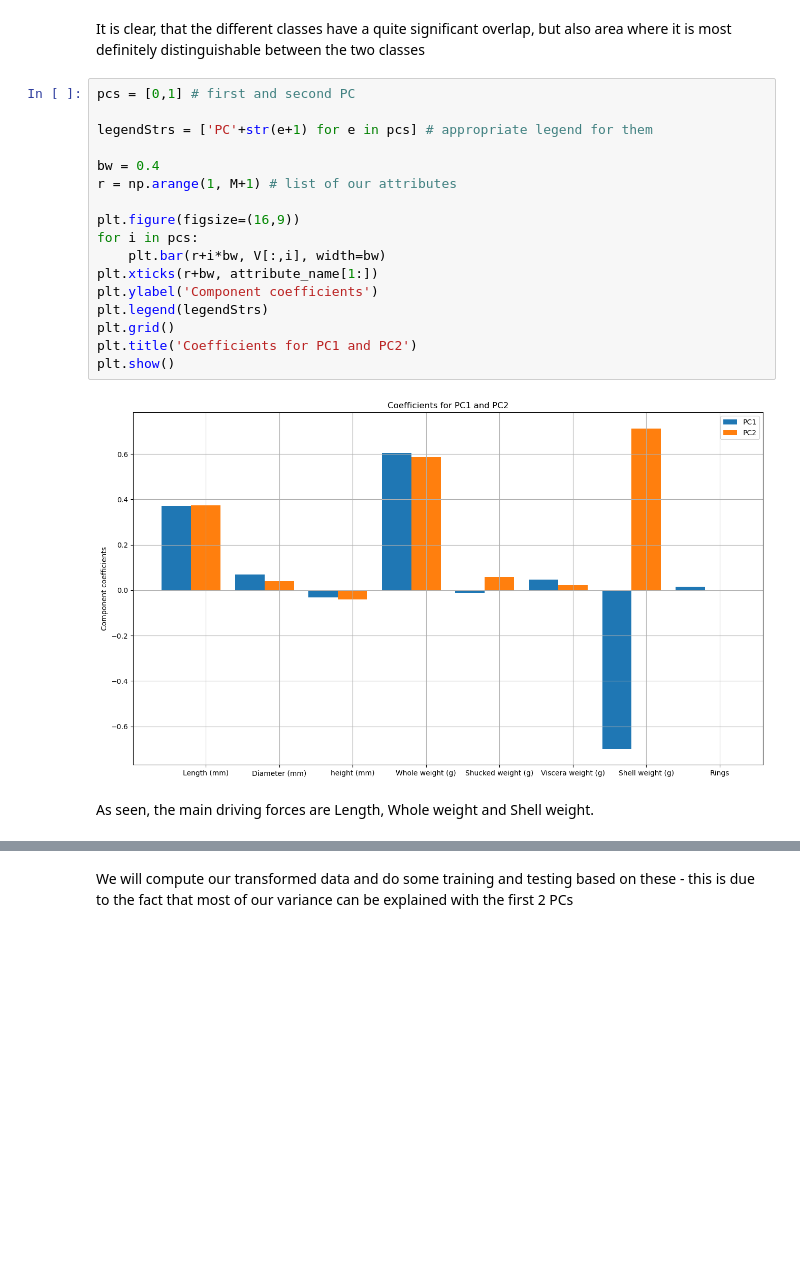
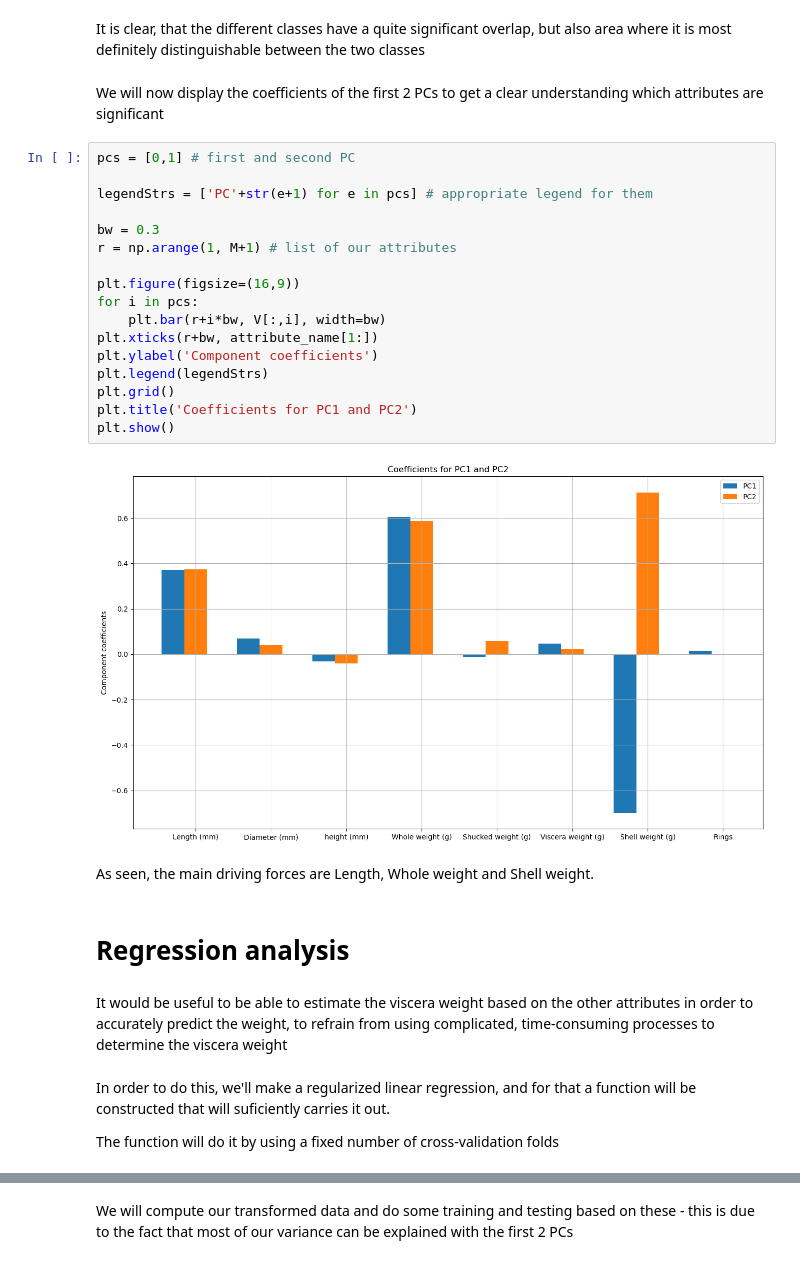
Before and after one commit to NusretSalli/ML-abalone, a Jupyter notebook: Abalone_ML.ipynb, the cells around one changed output, grey strips where cells are left out. Saved outputs shown, nothing was run; the diff lists cells and outputs as text; blank space fills up the shorter version.

```diff
--- a/Abalone_ML.ipynb
+++ b/Abalone_ML.ipynb
@@ -180,24 +182,34 @@ plt.show()
 [figure]
 # %% [markdown]
 It is clear, that the different classes have a quite significant overlap, but also area where it is most definitely distinguishable between the two classes
+# %% [markdown]
+We will now display the coefficients of the first 2 PCs to get a clear understanding which attributes are significant
 # %%
 pcs = [0,1] # first and second PC
 
 legendStrs = ['PC'+str(e+1) for e in pcs] # appropriate legend for them
 
-bw = 0.4
+bw = 0.3
 r = np.arange(1, M+1) # list of our attributes
 
 plt.figure(figsize=(16,9))
 for i in pcs:
     plt.bar(r+i*bw, V[:,i], width=bw)
 plt.xticks(r+bw, attribute_name[1:])
 plt.ylabel('Component coefficients')
 plt.legend(legendStrs)
 plt.grid()
 plt.title('Coefficients for PC1 and PC2')
 plt.show()
 # %% [output]
-[figure, old version]
+[figure, new version]
 # %% [markdown]
 As seen, the main driving forces are Length, Whole weight and Shell weight.
+# %% [markdown]
+# Regression analysis
+# %% [markdown]
+It would be useful to be able to estimate the viscera weight based on the other attributes in order to accurately predict the weight, to refrain from using complicated, time-consuming processes to determine the viscera weight
+# %% [markdown]
+In order to do this, we'll make a regularized linear regression, and for that a function will be constructed that will suficiently carries it out.
+
+The function will do it by using a fixed number of cross-validation folds
```
Also changed, not shown: parts of 19 cells of this notebook.
